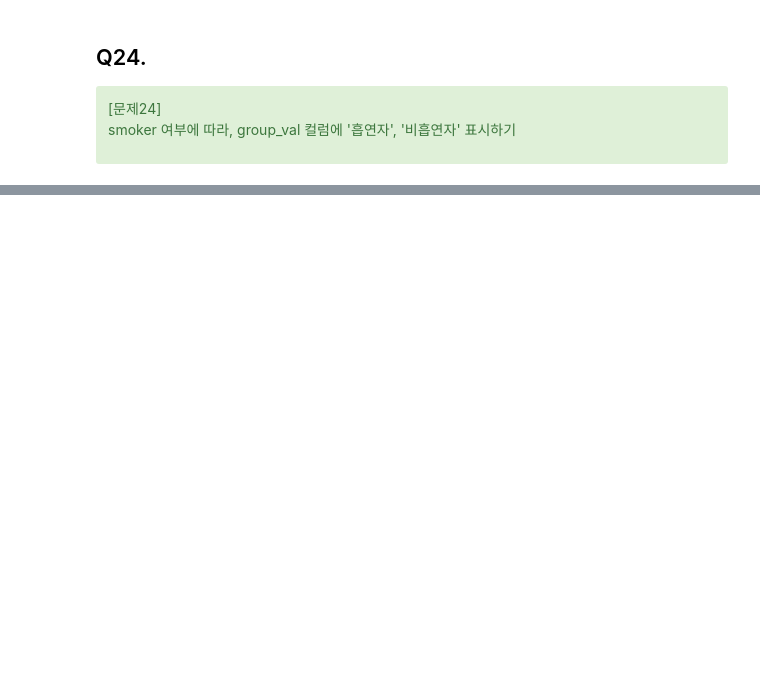
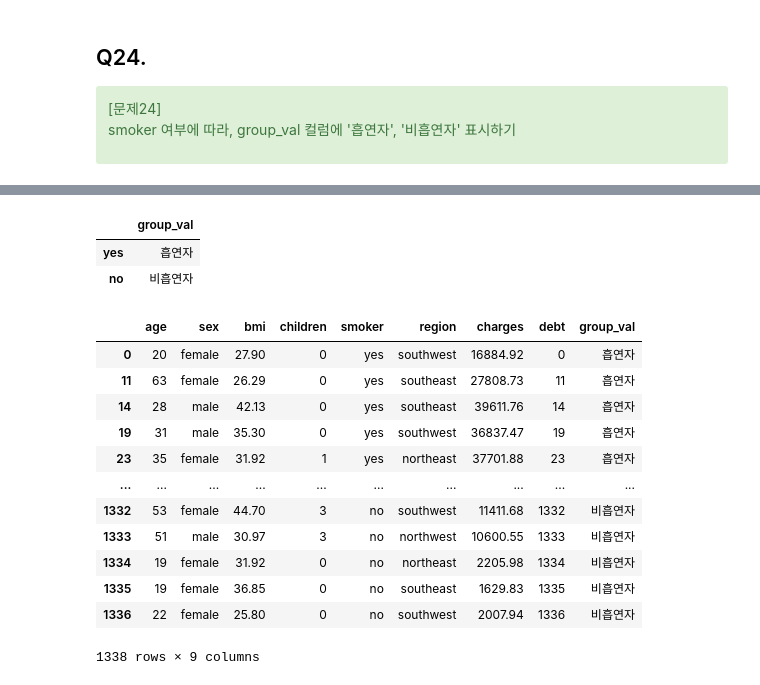
Before and after one commit to PARKHYOUNJUNG/phj_lms23, a Jupyter notebook: CODE/PHJ_8days.ipynb, the cells around one changed output, grey strips where cells are left out. Saved outputs shown, nothing was run; the diff lists cells and outputs as text; code cells hidden in the pictures; blank space fills up the shorter version.

```diff
--- a/CODE/PHJ_8days.ipynb
+++ b/CODE/PHJ_8days.ipynb
@@ -354,3 +591,8 @@ pd.value_counts
 
 smoker 여부에 따라, group_val 컬럼에 '흡연자', '비흡연자' 표시하기
 </div>
+# %%
+smgu = lambda sm : ('비흡연자') if(sm=='no') else ('흡연자')
+df['group_val']=df['smoker'].apply(smgu)
+df.head()
+# weight2 = lambda man, height : (height - 100) * 0.9 if(man) else (height - 100)
@@ -356,0 +606,26 @@ smoker 여부에 따라, group_val 컬럼에 '흡연자', '비흡연자' 표시
+# %%
+df.drop(['group_val'], axis=1, inplace=True)
+# %%
+df2 = pd.DataFrame({'group_val' : ['흡연자', '비흡연자']}, index =['yes', 'no'])
+# %%
+df2
+# %% [output]
+|  | group_val |
+| yes | 흡연자 |
+| no | 비흡연자 |
+# %%
+pd.merge(df, df2, left_on='smoker', right_index = True, how = 'outer' )
+# %% [output]
+|  | age | sex | bmi | children | smoker | region | charges | debt | group_val |
+| 0 | 20 | female | 27.90 | 0 | yes | southwest | 16884.92 | 0 | 흡연자 |
+| 11 | 63 | female | 26.29 | 0 | yes | southeast | 27808.73 | 11 | 흡연자 |
+| 14 | 28 | male | 42.13 | 0 | yes | southeast | 39611.76 | 14 | 흡연자 |
+| 19 | 31 | male | 35.30 | 0 | yes | southwest | 36837.47 | 19 | 흡연자 |
+| 23 | 35 | female | 31.92 | 1 | yes | northeast | 37701.88 | 23 | 흡연자 |
+| ... | ... | ... | ... | ... | ... | ... | ... | ... | ... |
+| 1332 | 53 | female | 44.70 | 3 | no | southwest | 11411.68 | 1332 | 비흡연자 |
+| 1333 | 51 | male | 30.97 | 3 | no | northwest | 10600.55 | 1333 | 비흡연자 |
+| 1334 | 19 | female | 31.92 | 0 | no | northeast | 2205.98 | 1334 | 비흡연자 |
+| 1335 | 19 | female | 36.85 | 0 | no | southeast | 1629.83 | 1335 | 비흡연자 |
+| 1336 | 22 | female | 25.80 | 0 | no | southwest | 2007.94 | 1336 | 비흡연자 |
+1338 rows × 9 columns
```
Also changed, not shown: parts of 27 cells of this notebook.
